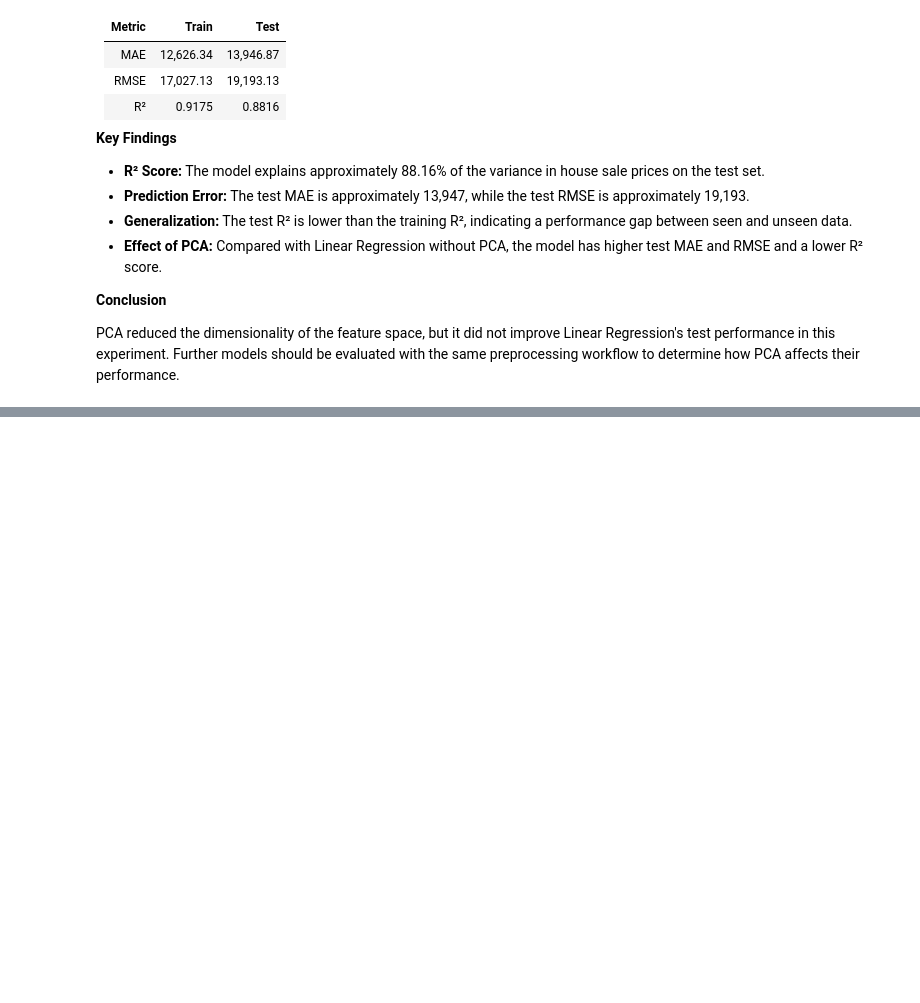
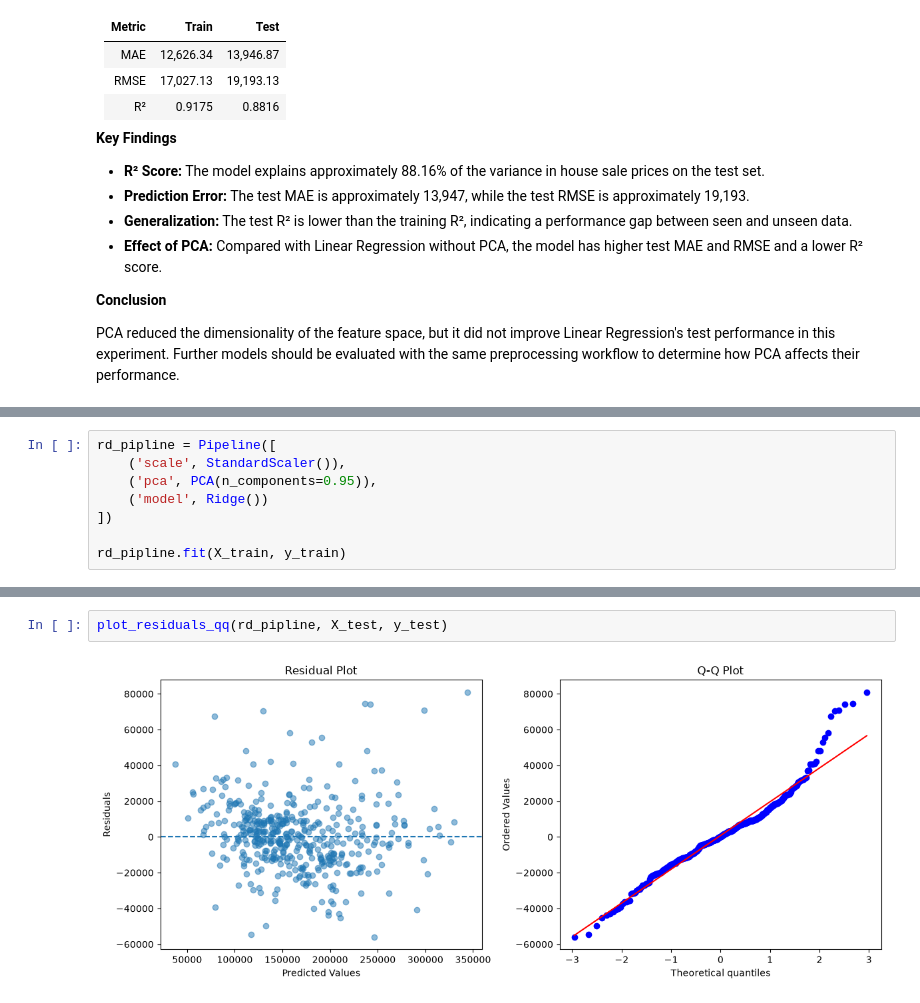
Before and after one commit to Mohamadzf23/ames-housing-price-prediction, a Jupyter notebook: src/ames_housing_price_prediction.ipynb, the cells around one changed output, grey strips where cells are left out. Cells and saved outputs as stored; diff of their text form; blank space fills up the shorter version.

Commit message:
Evaluate Ridge Regression with PCA

```diff
--- a/src/ames_housing_price_prediction.ipynb
+++ b/src/ames_housing_price_prediction.ipynb
@@ -2859,0 +2864,8 @@ PCA reduced the dimensionality of the feature space, but it did not improve Line
+# %%
+rd_pipline = Pipeline([
+    ('scale', StandardScaler()),
+    ('pca', PCA(n_components=0.95)),
+    ('model', Ridge())
+])
+
+rd_pipline.fit(X_train, y_train)
@@ -2859,0 +2897,4 @@ PCA reduced the dimensionality of the feature space, but it did not improve Line
+# %%
+plot_residuals_qq(rd_pipline, X_test, y_test)
+# %% [output]
+[figure, added]
```
Also changed, not shown: parts of 6 cells of this notebook.
